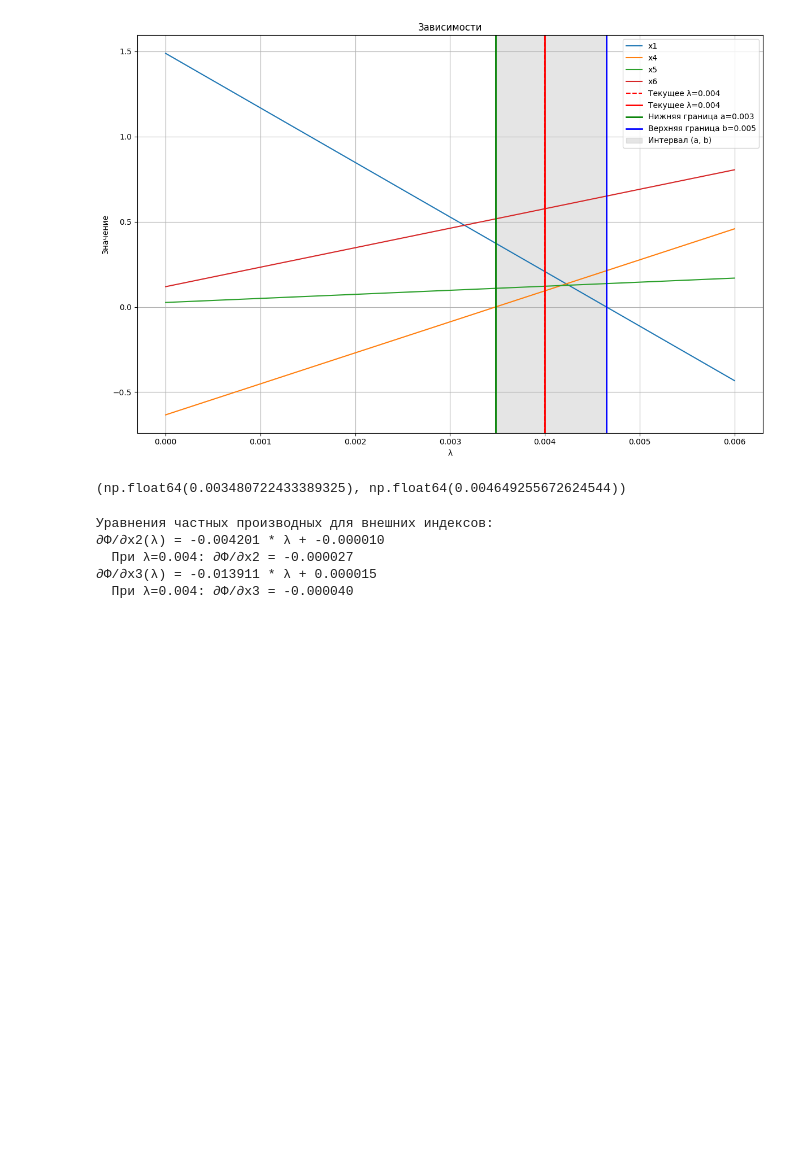
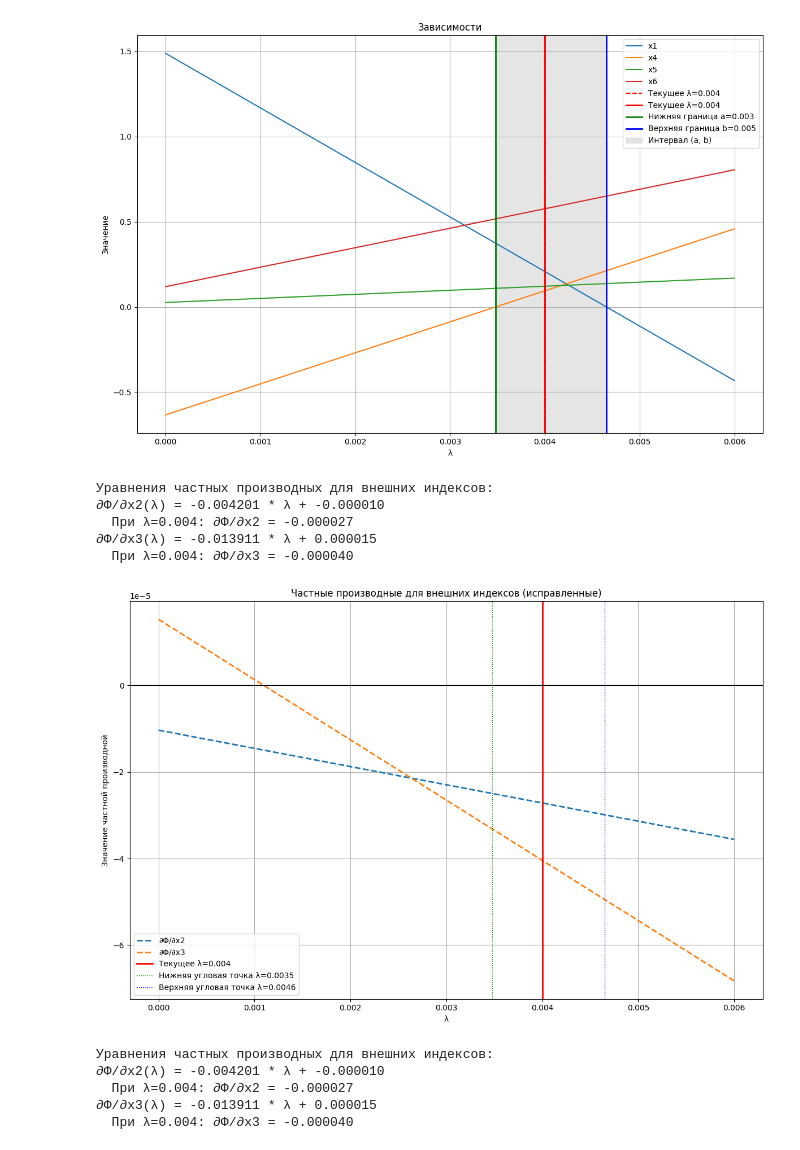
Before and after one commit to DaniilPominov/data_science, a Jupyter notebook: src/risky/kritlines.ipynb, the cells around one changed output. Saved outputs shown, nothing was run; the diff lists cells and outputs as text; code cells hidden in the pictures; blank space fills up the shorter version.

```diff
--- a/src/risky/kritlines.ipynb
+++ b/src/risky/kritlines.ipynb
@@ -161,8 +161,53 @@ x5 = 0.121576
 x6 = 0.576164
 u1 = 0.000048
 [figure]
-# %%
-a,b
-# %% [output]
-(np.float64(0.003480722433389325), np.float64(0.004649255672624544))
+# %%
+# ИСПРАВЛЕННЫЙ БЛОК ДЛЯ ЧАСТНЫХ ПРОИЗВОДНЫХ
+# Вычисление уравнений частных производных для внешних индексов
+print("\nУравнения частных производных для внешних индексов:")
+
+plt.figure(figsize=(12, 8))
+
+for j in external_indices:
+    # Правильная формула для частных производных внешних переменных
+    # ∂Φ/∂x_j = Σ(cov_jk * x_k) - λ * μ_j - u
+
+    # Вычисляем коэффициенты правильно
+    xi_j = np.dot(cov_matrix[j], all_beta) - u0  # свободный член
+    eta_j = np.dot(cov_matrix[j], all_alpha) - Lambda[j] - u1  # коэффициент при λ
+
+    print(f"∂Φ/∂x{j+1}(λ) = {eta_j:.6f} * λ + {xi_j:.6f}")
+
+    # Вычисляем значение при текущем λ
+    current_value = xi_j + eta_j * current_lambda
+    print(f"  При λ={current_lambda}: ∂Φ/∂x{j+1} = {current_value:.6f}")
+
+    # Вычисляем значения для графика
+    values = xi_j + eta_j * lambdas
+    plt.plot(lambdas, values, label=f'∂Φ/∂x{j+1}', linestyle='--', linewidth=2)
+
+# Отмечаем важные линии
+plt.axvline(x=current_lambda, color='red', linewidth=2, label=f'Текущее λ={current_lambda}')
+plt.axhline(y=0, color='black', linewidth=1, linestyle='-')
+
+# Отмечаем угловые точки
+if lower_lambda:
+    plt.axvline(x=a, color='green', linewidth=1, linestyle=':', label=f'Нижняя угловая точка λ={a:.4f}')
+if upper_lambda:
+    plt.axvline(x=b, color='blue', linewidth=1, linestyle=':', label=f'Верхняя угловая точка λ={b:.4f}')
+
+plt.xlabel('λ')
+plt.ylabel('Значение частной производной')
+plt.title('Частные производные для внешних индексов (исправленные)')
+plt.legend()
+plt.grid(True)
+plt.tight_layout()
+plt.show()
+# %% [output]
+Уравнения частных производных для внешних индексов:
+∂Φ/∂x2(λ) = -0.004201 * λ + -0.000010
+  При λ=0.004: ∂Φ/∂x2 = -0.000027
+∂Φ/∂x3(λ) = -0.013911 * λ + 0.000015
+  При λ=0.004: ∂Φ/∂x3 = -0.000040
+[figure, added]
 # %%
```
Also changed, not shown: parts of 1 cell of this notebook.
